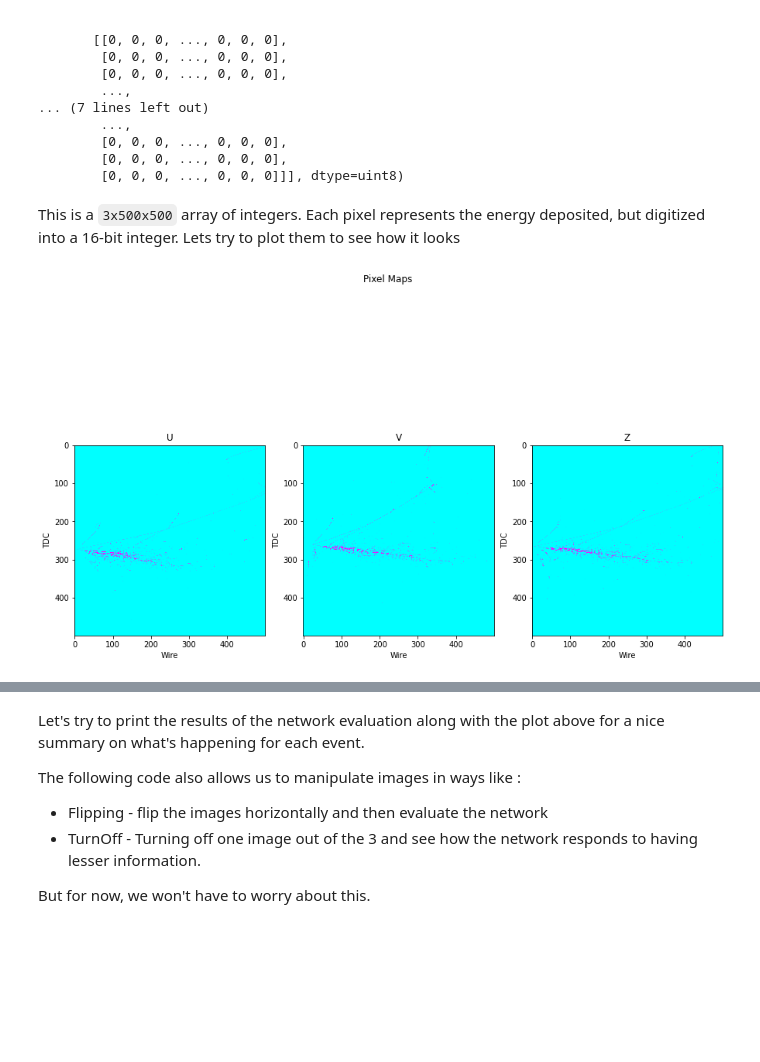
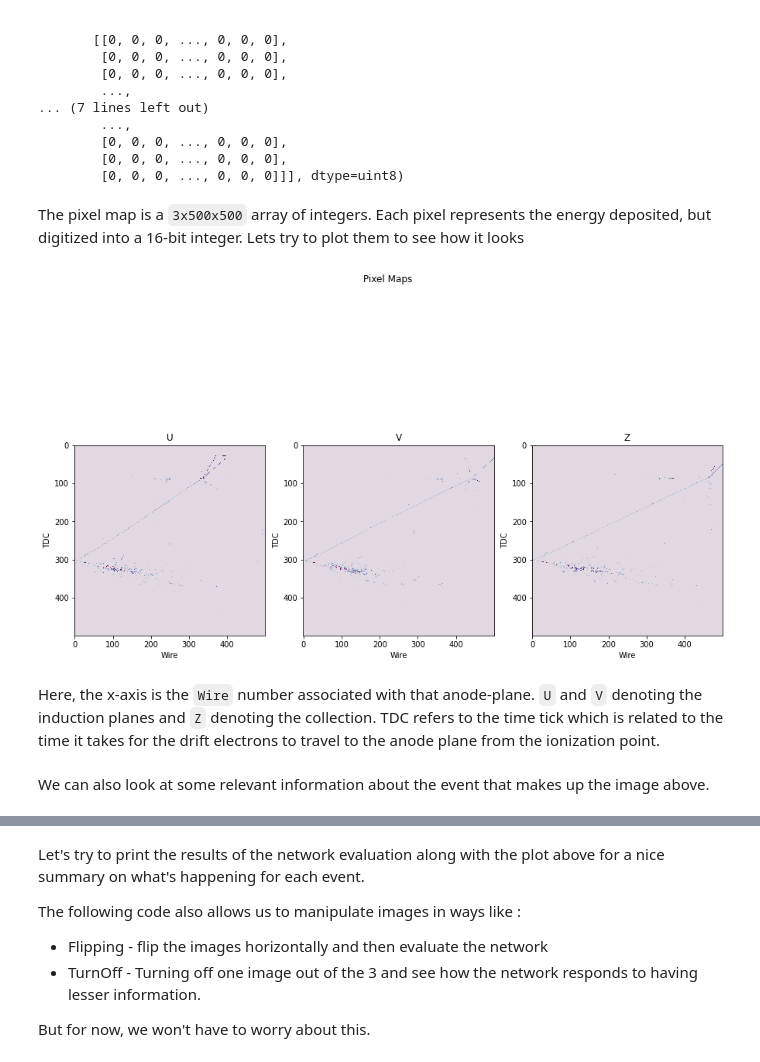
Before and after one commit to nitish-nayak/dune-cvn, a Jupyter notebook: dune_cvn_nusteam.ipynb, the cells around one changed output, grey strips where cells are left out. Cells and saved outputs as stored; diff of their text form; code cells hidden in the pictures; blank space fills up the shorter version.

Commit message:
more stats + truth info in the dataset + some first attempt to rotate images

```diff
--- a/dune_cvn_nusteam.ipynb
+++ b/dune_cvn_nusteam.ipynb
@@ -51,7 +51,7 @@ os.environ["CUDA_VISIBLE_DEVICES"]="0"
 # some useful variables for our code
 test_values = []
 TEST_PARAMS = {'batch_size':1, #batch size for network evaluation (model.predict)
-               'images_path':'dataset_highstats', # folder where all the images lie
+               'images_path':'dataset_info', # folder where all the images lie
                'shuffle':False, # whether we want to shuffle the files (doesn't matter for us, since we're just evaluating them one by one)
                'test_values':test_values}
 # %% [markdown]
@@ -127,7 +139,7 @@ array([[[0, 0, 0, ..., 0, 0, 0],
         [0, 0, 0, ..., 0, 0, 0],
         [0, 0, 0, ..., 0, 0, 0]]], dtype=uint8)
 # %% [markdown]
-This is a `3x500x500` array of integers. Each pixel represents the energy deposited, but digitized into a 16-bit integer. Lets try to plot them to see how it looks
+The pixel map is a `3x500x500` array of integers. Each pixel represents the energy deposited, but digitized into a 16-bit integer. Lets try to plot them to see how it looks
 # %%
 import matplotlib.pylab as plt
 
@@ -140,13 +152,17 @@ def draw_single_pm(pm):
     titles = ['U', 'V', 'Z']
     for i in range(3):
         maps = np.swapaxes(pm[i], 0, 1)
-        axs[i].imshow(maps, interpolation='none', cmap='cool')
+        axs[i].imshow(maps, interpolation='none', cmap='twilight')
         axs[i].set_xlabel('Wire')
         axs[i].set_ylabel('TDC')
         axs[i].title.set_text(titles[i])
     plt.show()
 # %%
-pm = get_pixelmap('15', 'nue')
+pm = get_pixelmap('2', 'nue')
 draw_single_pm(pm)
 # %% [output]
-[figure, old version]
+[figure, new version]
+# %% [markdown]
+Here, the x-axis is the `Wire` number associated with that anode-plane. `U` and `V` denoting the induction planes and `Z` denoting the collection. TDC refers to the time tick which is related to the time it takes for the drift electrons to travel to the anode plane from the ionization point.
+# %% [markdown]
+We can also look at some relevant information about the event that makes up the image above.
```
Also changed, not shown: parts of 20 cells of this notebook.
